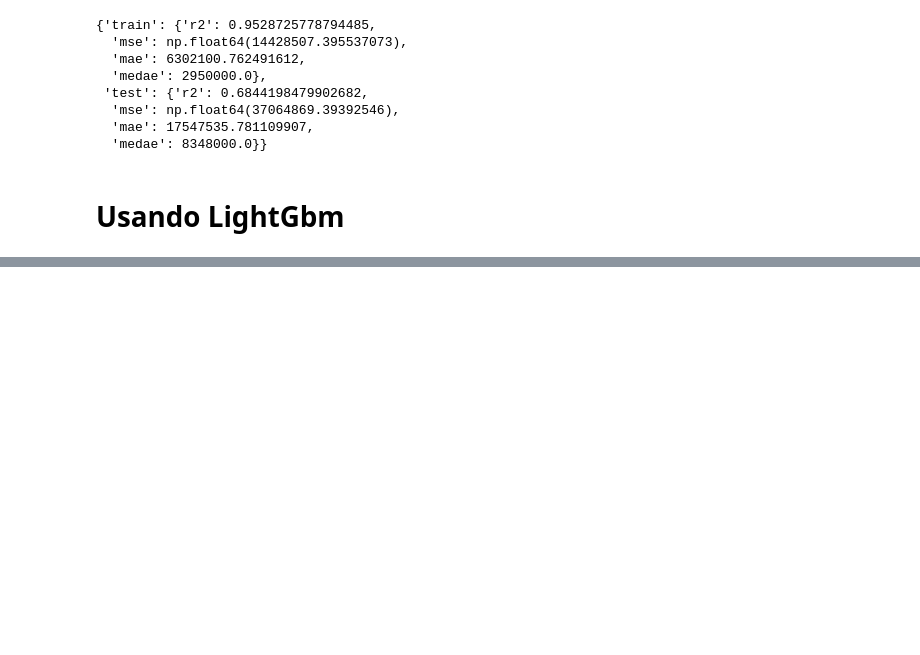
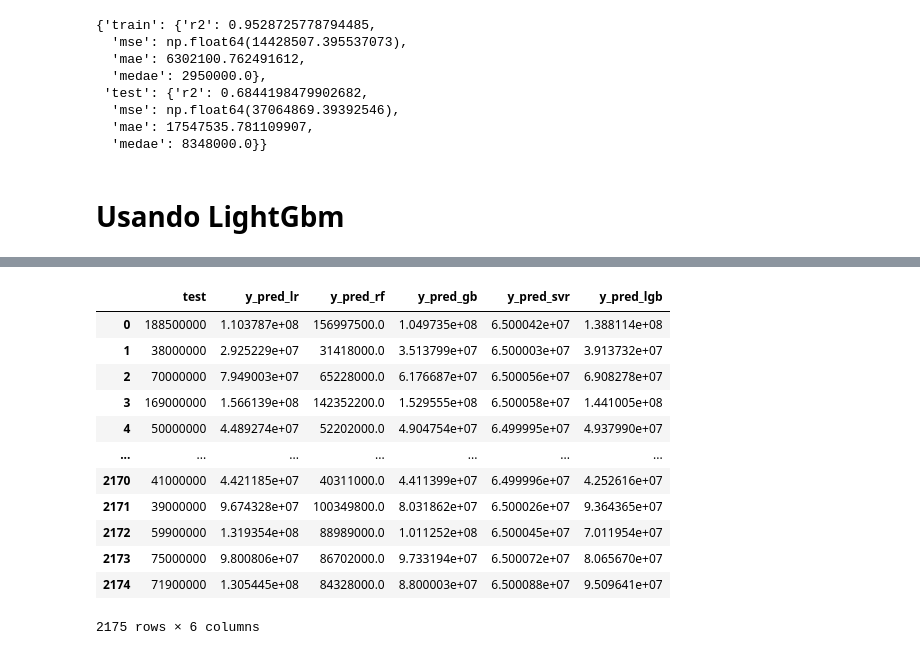
Before and after one commit to Wilmar3752/python_basic_ds_course, a Jupyter notebook: notebooks/4.model_training.ipynb, the cells around one changed output, grey strips where cells are left out. Drawn from its saved outputs; the diff is of its cells as text; code cells hidden in the pictures; blank space fills up the shorter version.

```diff
--- a/notebooks/4.model_training.ipynb
+++ b/notebooks/4.model_training.ipynb
@@ -440,3 +441,11 @@ metrics_rf
   'medae': 8348000.0}}
 # %% [markdown]
 # Usando LightGbm
+# %%
+lgb = LGBMRegressor()
+lgb.fit(X_train_transformed, y_train)
+y_pred_train_lgb = lgb.predict(X_train_transformed)
+r2_lgb = r2_score(y_train, y_pred_train_lgb)
+mse_lgb = np.sqrt(mean_squared_error(y_train, y_pred_train_lgb))
+mae_lgb = mean_absolute_error(y_train, y_pred_train_lgb)
+medae_lgb = median_absolute_error(y_train, y_pred_train_lgb)
@@ -442,0 +472,17 @@ metrics_rf
+# %%
+y_pred_test_lgb = lgb.predict(X_test_transformed)
+r2_lgb = r2_score(y_test, y_pred_test_lgb)
+mse_lgb = np.sqrt(mean_squared_error(y_test, y_pred_test_lgb))
+mae_lgb = mean_absolute_error(y_test, y_pred_test_lgb)
+medae_lgb = median_absolute_error(y_test, y_pred_test_lgb)
+metrics_lgb_test = {
+    "r2": r2_lgb,
+    "mse": mse_lgb,
+    "mae": mae_lgb,
+    "medae": medae_lgb
+}
+metrics_lgb = {
+    "train": metrics_lgb_train,
+    "test": metrics_lgb_test
+}
+metrics_lgb
@@ -442,0 +509,18 @@ metrics_rf
+# %%
+y_exploracion_df['y_pred_lgb'] = y_pred_test_lgb
+# %%
+y_exploracion_df
+# %% [output]
+|  | test | y_pred_lr | y_pred_rf | y_pred_gb | y_pred_svr | y_pred_lgb |
+| 0 | 188500000 | 1.103787e+08 | 156997500.0 | 1.049735e+08 | 6.500042e+07 | 1.388114e+08 |
+| 1 | 38000000 | 2.925229e+07 | 31418000.0 | 3.513799e+07 | 6.500003e+07 | 3.913732e+07 |
+| 2 | 70000000 | 7.949003e+07 | 65228000.0 | 6.176687e+07 | 6.500056e+07 | 6.908278e+07 |
+| 3 | 169000000 | 1.566139e+08 | 142352200.0 | 1.529555e+08 | 6.500058e+07 | 1.441005e+08 |
+| 4 | 50000000 | 4.489274e+07 | 52202000.0 | 4.904754e+07 | 6.499995e+07 | 4.937990e+07 |
+| ... | ... | ... | ... | ... | ... | ... |
+| 2170 | 41000000 | 4.421185e+07 | 40311000.0 | 4.411399e+07 | 6.499996e+07 | 4.252616e+07 |
+| 2171 | 39000000 | 9.674328e+07 | 100349800.0 | 8.031862e+07 | 6.500026e+07 | 9.364365e+07 |
+| 2172 | 59900000 | 1.319354e+08 | 88989000.0 | 1.011252e+08 | 6.500045e+07 | 7.011954e+07 |
+| 2173 | 75000000 | 9.800806e+07 | 86702000.0 | 9.733194e+07 | 6.500072e+07 | 8.065670e+07 |
+| 2174 | 71900000 | 1.305445e+08 | 84328000.0 | 8.800003e+07 | 6.500088e+07 | 9.509641e+07 |
+2175 rows × 6 columns
```
Also changed, not shown: parts of 11 cells of this notebook, 1 other file.
